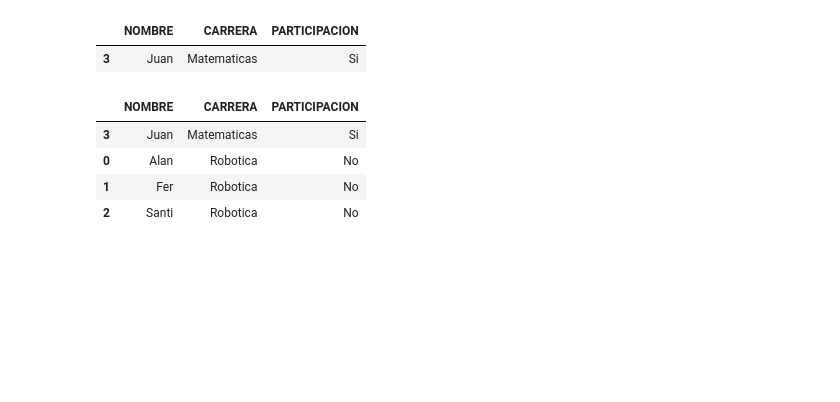
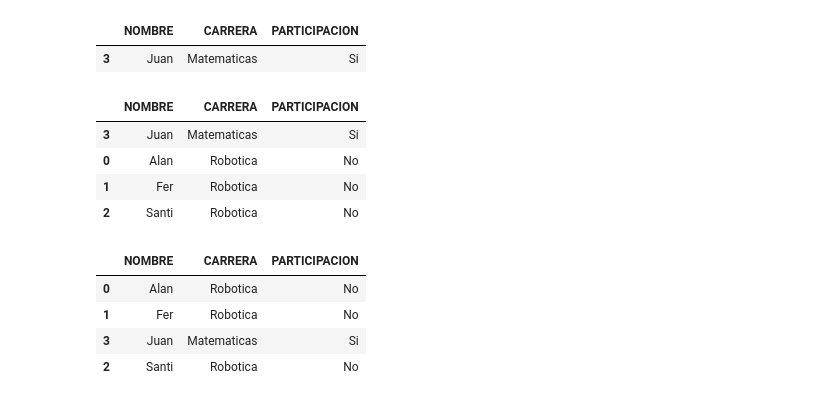
Before and after one commit to AlanDeltax/repositorio-prueba, a Jupyter notebook: PruebasPandas.ipynb, the cells around one changed output. Drawn from its saved outputs; the diff is of its cells as text; code cells hidden in the pictures; blank space fills up the shorter version.

```diff
--- a/PruebasPandas.ipynb
+++ b/PruebasPandas.ipynb
@@ -271,3 +271,11 @@ equipo.sort_values('CARRERA')
 | 0 | Alan | Robotica | No |
 | 1 | Fer | Robotica | No |
 | 2 | Santi | Robotica | No |
+# %%
+equipo.sort_values('NOMBRE')
+# %% [output]
+|  | NOMBRE | CARRERA | PARTICIPACION |
+| 0 | Alan | Robotica | No |
+| 1 | Fer | Robotica | No |
+| 3 | Juan | Matematicas | Si |
+| 2 | Santi | Robotica | No |
```
Also changed, not shown: parts of 8 cells of this notebook.
